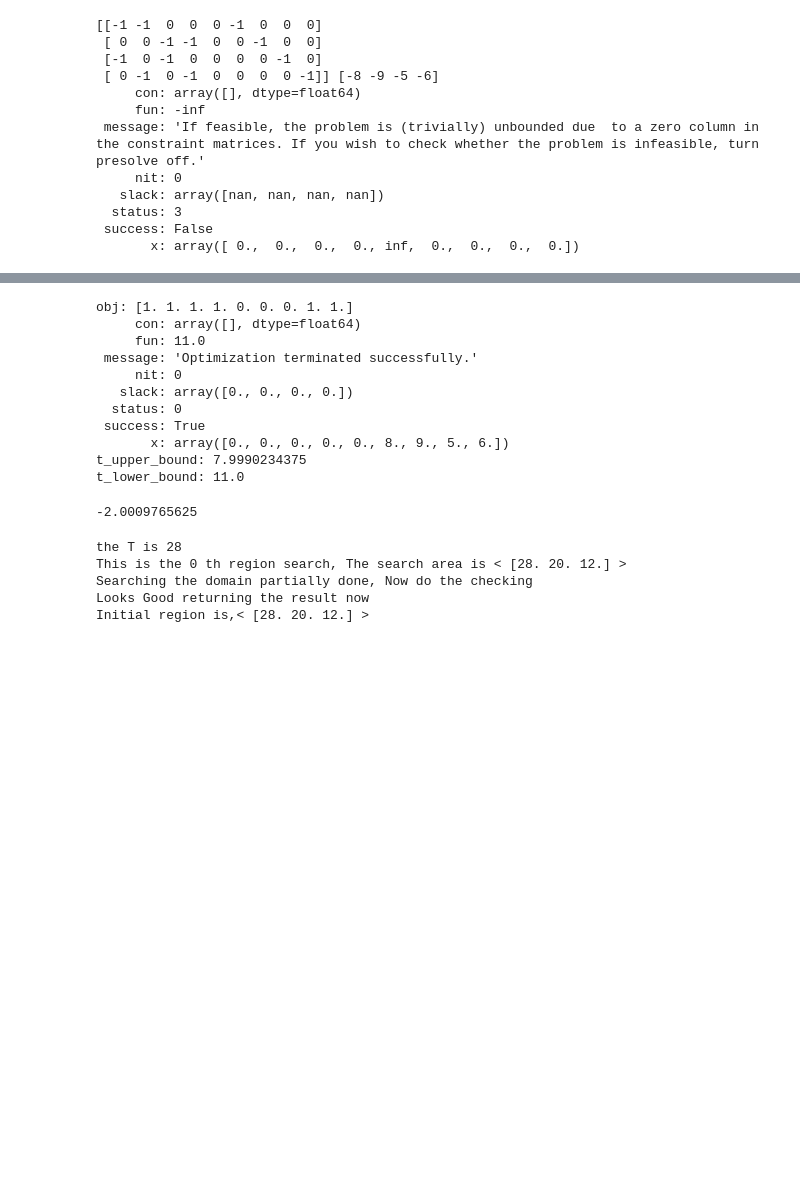
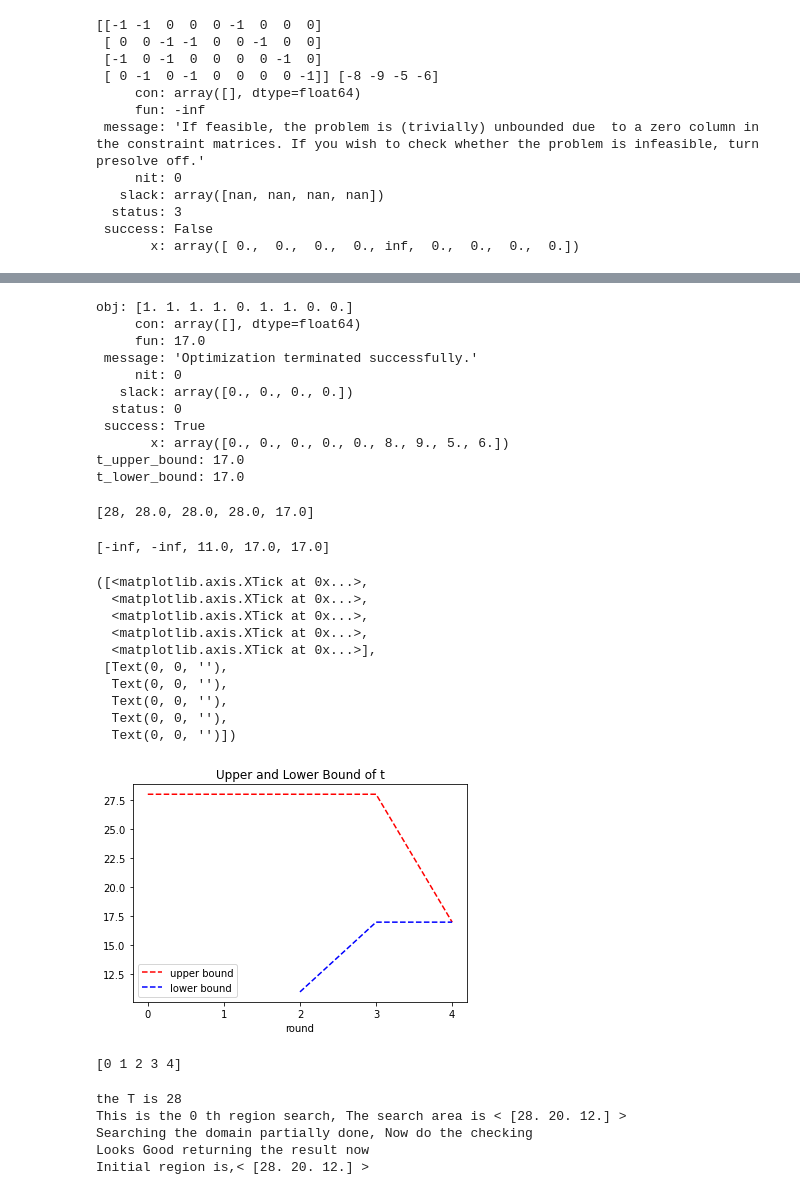
Before and after one commit to djzts/UoH_code, a Jupyter notebook: Bender Decompsition/yRxB/Final_work.ipynb, the cells around one changed output, grey strips where cells are left out. Drawn from its saved outputs; the diff is of its cells as text; code cells hidden in the pictures; blank space fills up the shorter version.

Commit message:
add figure

```diff
--- a/Bender Decompsition/yRxB/Final_work.ipynb
+++ b/Bender Decompsition/yRxB/Final_work.ipynb
@@ -511,7 +516,10 @@ Searching the spot done, Now return the result
 #print(len(result),len(General_obj), len_of_t)
 t, x, value = answer_analyse(result, General_obj, len_of_t, general_t_coeff)
 
+t_u.append(t)
+
 obj = b-np.dot(A,x)
+
 
 print("obj:",obj)
 opt = linprog(c=obj, A_ub=lhs_ineq, b_ub=rhs_ineq, bounds=bnd,method="revised simplex")
@@ -519,6 +527,7 @@ print(opt)
 t_lower_bound = opt['fun']
 print("t_upper_bound:",t)
 print("t_lower_bound:",t_lower_bound)
+t_l.append(opt['fun'])
 # %% [output]
 obj: [1. 1. 1. 1. 1. 1. 1. 1. 1.]
      con: array([], dtype=float64)
@@ -584,6 +589,8 @@ Searching the spot done, Now return the result
 %run Func_Set.ipynb
 #print(len(result),len(General_obj), len_of_t)
 t, x, value = answer_analyse(result, General_obj, len_of_t, general_t_coeff)
+t_u.append(t)
+
 
 obj = b-np.dot(A,x)
 
@@ -593,22 +600,55 @@ print(opt)
 t_lower_bound = opt['fun']
 print("t_upper_bound:",t)
 print("t_lower_bound:",t_lower_bound)
+t_l.append(opt['fun'])
 # %% [output]
-obj: [1. 1. 1. 1. 0. 0. 0. 1. 1.]
+obj: [1. 1. 1. 1. 0. 1. 1. 0. 0.]
      con: array([], dtype=float64)
-     fun: 11.0
+     fun: 17.0
  message: 'Optimization terminated successfully.'
      nit: 0
    slack: array([0., 0., 0., 0.])
   status: 0
  success: True
        x: array([0., 0., 0., 0., 0., 8., 9., 5., 6.])
-t_upper_bound: 7.9990234375
-t_lower_bound: 11.0
+t_upper_bound: 17.0
+t_lower_bound: 17.0
 # %%
-value
+t_u[1] =28.0
+print(t_u)
 # %% [output]
--2.0009765625
+[28, 28.0, 28.0, 28.0, 17.0]
+# %%
+t_l.insert(0, -np.inf)
+print(t_l)
+# %% [output]
+[-inf, -inf, 11.0, 17.0, 17.0]
+# %%
+x_len = len(t_u)
+x = np.arange(x_len)
+plt.plot(x,t_u,'r--',label = "upper bound")
+plt.plot(x,t_l,'b--',label = "lower bound")
+plt.title('Upper and Lower Bound of t')
+plt.xlabel('round')
+plt.legend()
+plt.show
+plt.xticks(np.arange(0, x_len, step=1))
+# %% [output]
+([<matplotlib.axis.XTick at 0x...>,
+  <matplotlib.axis.XTick at 0x...>,
+  <matplotlib.axis.XTick at 0x...>,
+  <matplotlib.axis.XTick at 0x...>,
+  <matplotlib.axis.XTick at 0x...>],
+ [Text(0, 0, ''),
+  Text(0, 0, ''),
+  Text(0, 0, ''),
+  Text(0, 0, ''),
+  Text(0, 0, '')])
+[figure, added]
+# %%
+print(x)
+# %% [output]
+[0 1 2 3 4]
 # %%
 #function set
 %run Functions_Set.ipynb
```
Also changed, not shown: parts of 16 cells of this notebook, 1 other file.
